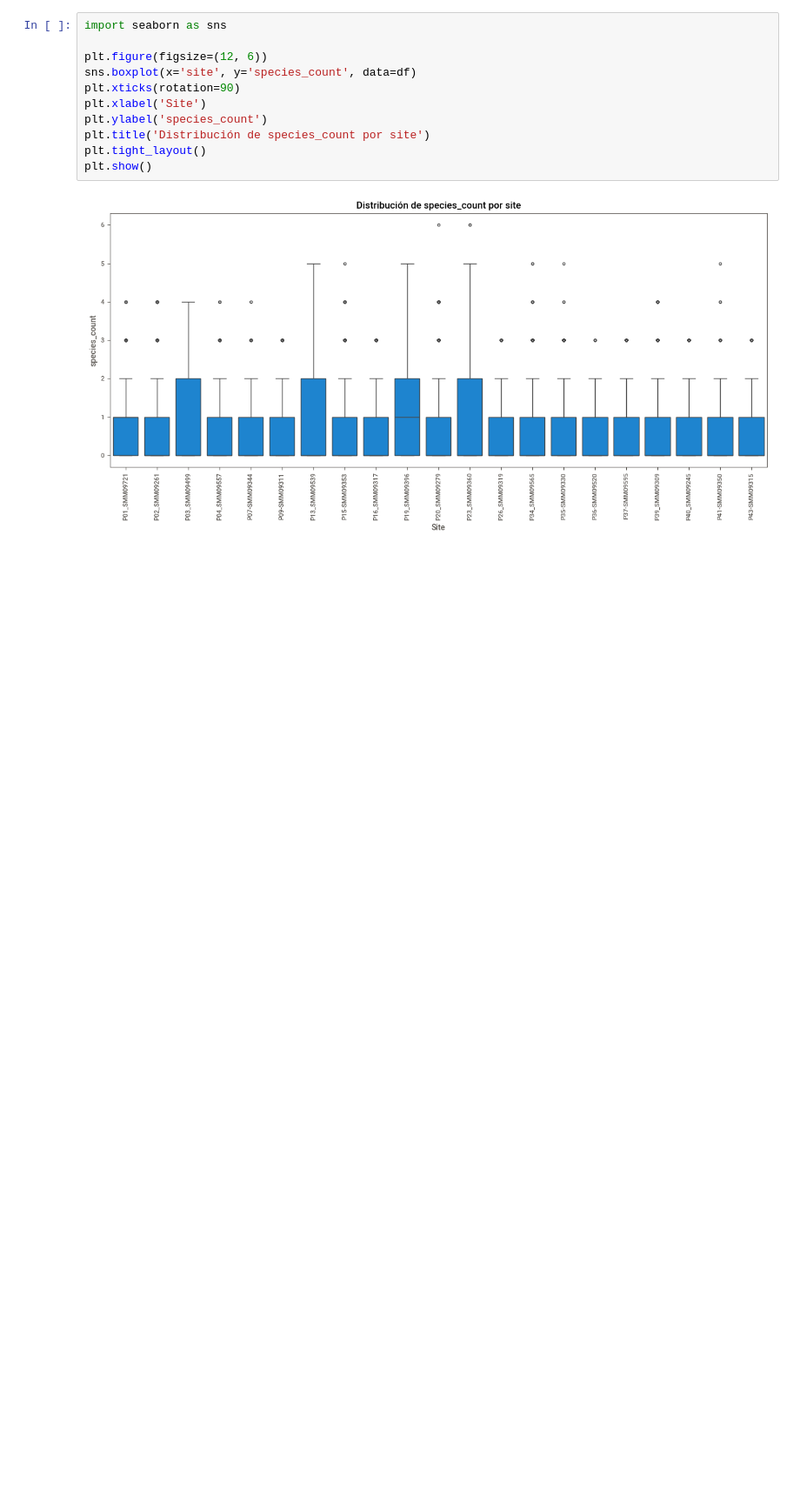
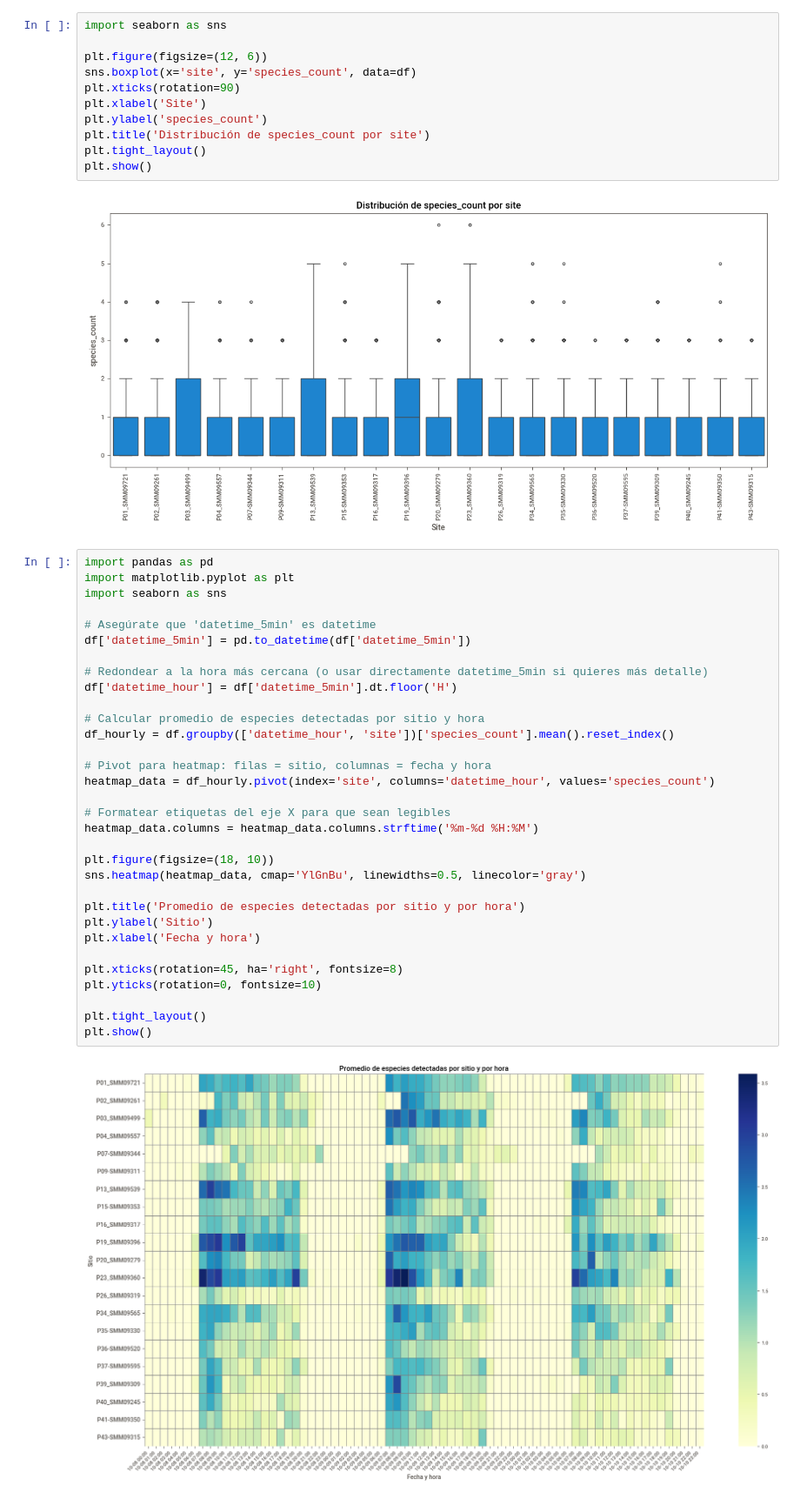
Before and after one commit to camilobehrens/Data_Science_ll, a Jupyter notebook: entrega_1/entrega.ipynb, the cells around one changed output. Shown: that part at 87% size. Saved outputs shown, nothing was run; the diff lists cells and outputs as text; blank space fills up the shorter version.

```diff
--- a/entrega_1/entrega.ipynb
+++ b/entrega_1/entrega.ipynb
@@ -409,3 +399,37 @@ plt.tight_layout()
 plt.show()
 # %% [output]
 [figure]
+# %%
+import pandas as pd
+import matplotlib.pyplot as plt
+import seaborn as sns
+
+# Asegúrate que 'datetime_5min' es datetime
+df['datetime_5min'] = pd.to_datetime(df['datetime_5min'])
+
+# Redondear a la hora más cercana (o usar directamente datetime_5min si quieres más detalle)
+df['datetime_hour'] = df['datetime_5min'].dt.floor('H')
+
+# Calcular promedio de especies detectadas por sitio y hora
+df_hourly = df.groupby(['datetime_hour', 'site'])['species_count'].mean().reset_index()
+
+# Pivot para heatmap: filas = sitio, columnas = fecha y hora
+heatmap_data = df_hourly.pivot(index='site', columns='datetime_hour', values='species_count')
+
+# Formatear etiquetas del eje X para que sean legibles
+heatmap_data.columns = heatmap_data.columns.strftime('%m-%d %H:%M')
+
+plt.figure(figsize=(18, 10))
+sns.heatmap(heatmap_data, cmap='YlGnBu', linewidths=0.5, linecolor='gray')
+
+plt.title('Promedio de especies detectadas por sitio y por hora')
+plt.ylabel('Sitio')
+plt.xlabel('Fecha y hora')
+
+plt.xticks(rotation=45, ha='right', fontsize=8)
+plt.yticks(rotation=0, fontsize=10)
+
+plt.tight_layout()
+plt.show()
+# %% [output]
+[figure, added]
```
Also changed, not shown: parts of 1 cell of this notebook.
